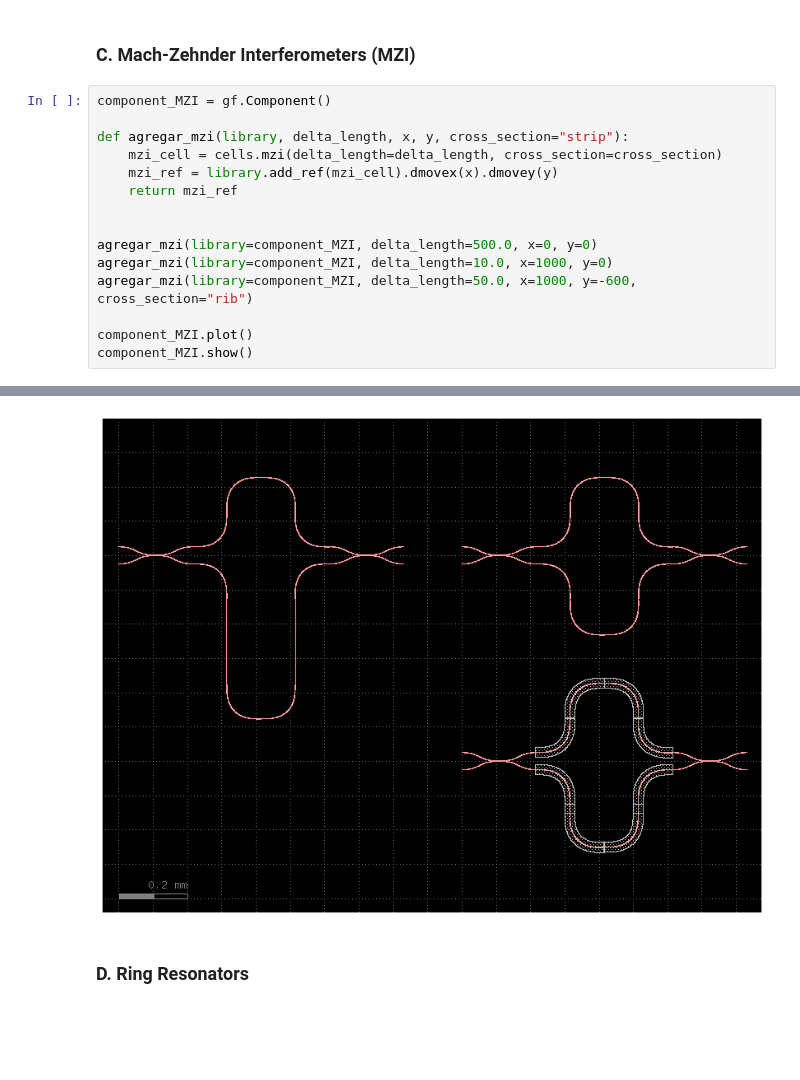
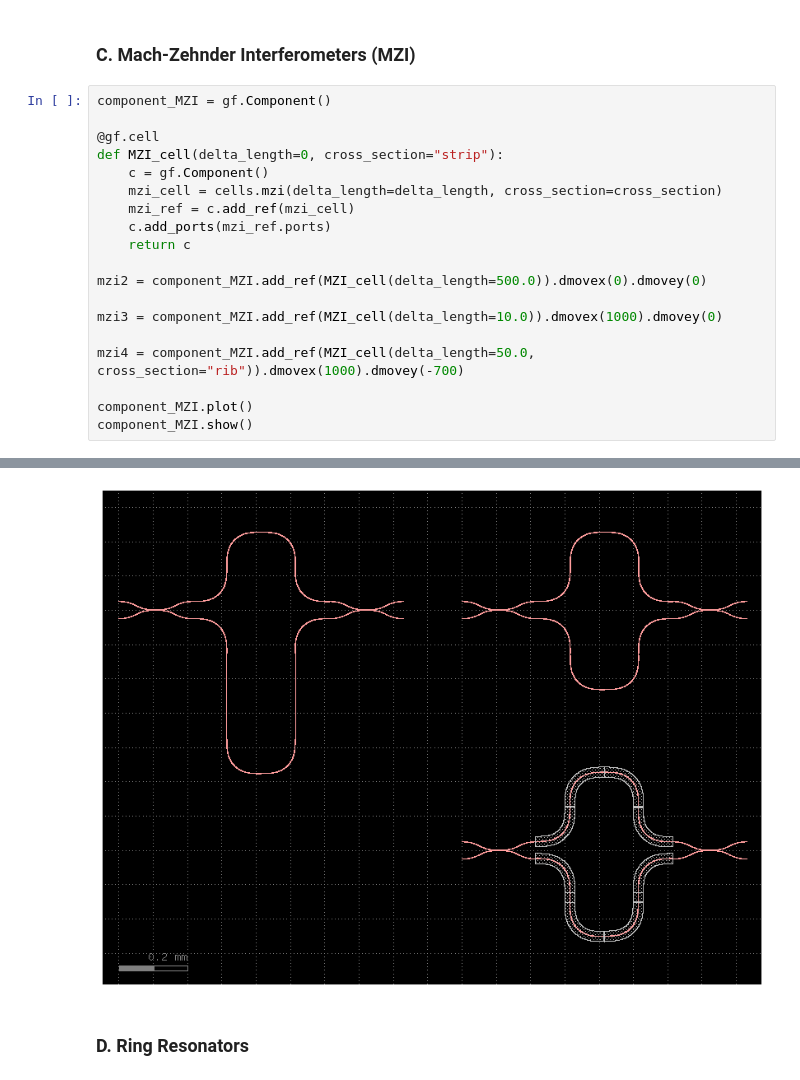
Before and after one commit to jfgimloz/cifoin-lab4, a Jupyter notebook: LAYOUT_Student.ipynb, the cells around one changed output, grey strips where cells are left out. Drawn from its saved outputs; the diff is of its cells as text; blank space fills up the shorter version.

```diff
--- a/LAYOUT_Student.ipynb
+++ b/LAYOUT_Student.ipynb
@@ -134,15 +136,19 @@ component_library.show()
 # %%
 component_MZI = gf.Component()
 
-def agregar_mzi(library, delta_length, x, y, cross_section="strip"):
+@gf.cell
+def MZI_cell(delta_length=0, cross_section="strip"):
+    c = gf.Component()
     mzi_cell = cells.mzi(delta_length=delta_length, cross_section=cross_section)
-    mzi_ref = library.add_ref(mzi_cell).dmovex(x).dmovey(y)
-    return mzi_ref
+    mzi_ref = c.add_ref(mzi_cell)
+    c.add_ports(mzi_ref.ports)
+    return c
 
+mzi2 = component_MZI.add_ref(MZI_cell(delta_length=500.0)).dmovex(0).dmovey(0)
 
-agregar_mzi(library=component_MZI, delta_length=500.0, x=0, y=0)
-agregar_mzi(library=component_MZI, delta_length=10.0, x=1000, y=0)
-agregar_mzi(library=component_MZI, delta_length=50.0, x=1000, y=-600, cross_section="rib")
+mzi3 = component_MZI.add_ref(MZI_cell(delta_length=10.0)).dmovex(1000).dmovey(0)
+
+mzi4 = component_MZI.add_ref(MZI_cell(delta_length=50.0, cross_section="rib")).dmovex(1000).dmovey(-700)
 
 component_MZI.plot()
 component_MZI.show()
@@ -151,4 +157,4 @@ component_MZI.show()
-[figure, old version]
+[figure, new version]
 # %% [markdown]
 ### D. Ring Resonators
 # %%
```
Also changed, not shown: parts of 41 cells of this notebook.
